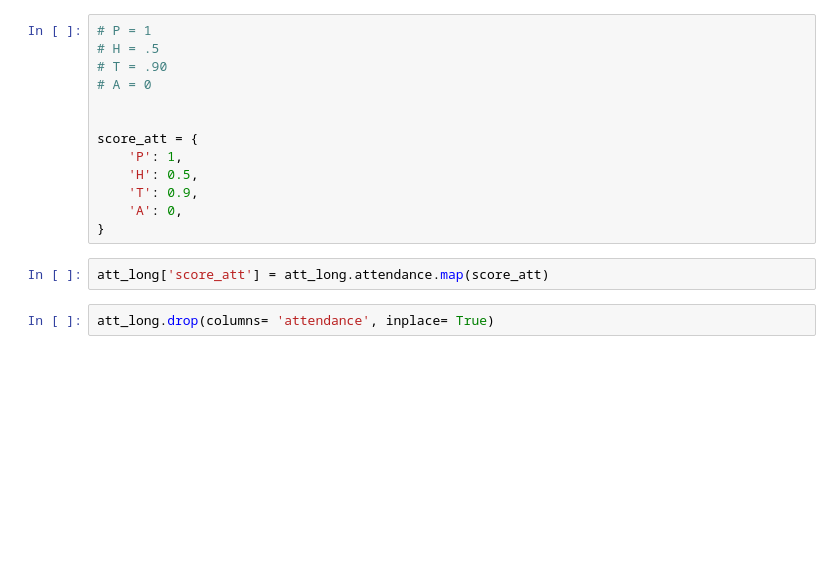
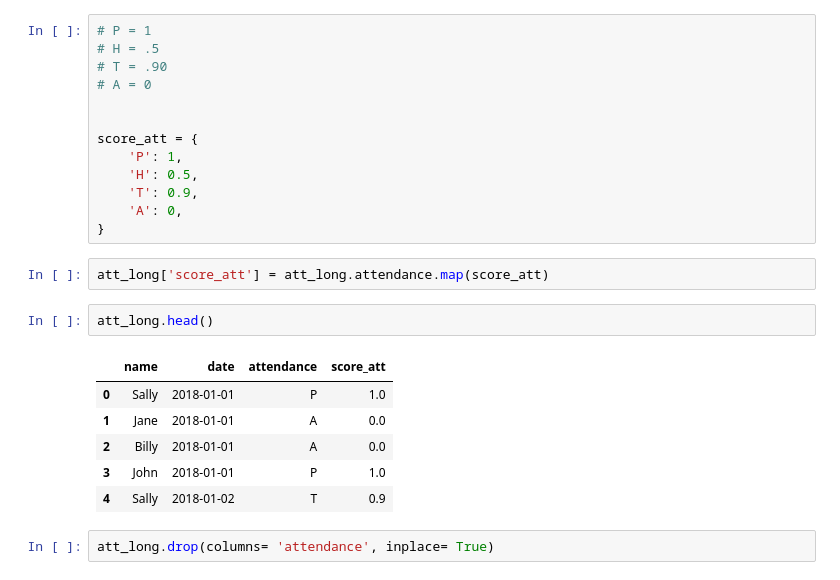
Before and after one commit to cindyvillanuevads/classification-exercises, a Jupyter notebook: tidy_data.ipynb, the cells around one changed output. Cells and saved outputs as stored; diff of their text form; blank space fills up the shorter version.

```diff
--- a/tidy_data.ipynb
+++ b/tidy_data.ipynb
@@ -90,6 +90,15 @@ score_att = {
 }
 # %%
 att_long['score_att'] = att_long.attendance.map(score_att)
+# %%
+att_long.head()
+# %% [output]
+|  | name | date | attendance | score_att |
+| 0 | Sally | 2018-01-01 | P | 1.0 |
+| 1 | Jane | 2018-01-01 | A | 0.0 |
+| 2 | Billy | 2018-01-01 | A | 0.0 |
+| 3 | John | 2018-01-01 | P | 1.0 |
+| 4 | Sally | 2018-01-02 | T | 0.9 |
 # %%
 att_long.drop(columns= 'attendance', inplace= True)
 # %% [output]
```
Also changed, not shown: parts of 3 cells of this notebook.
